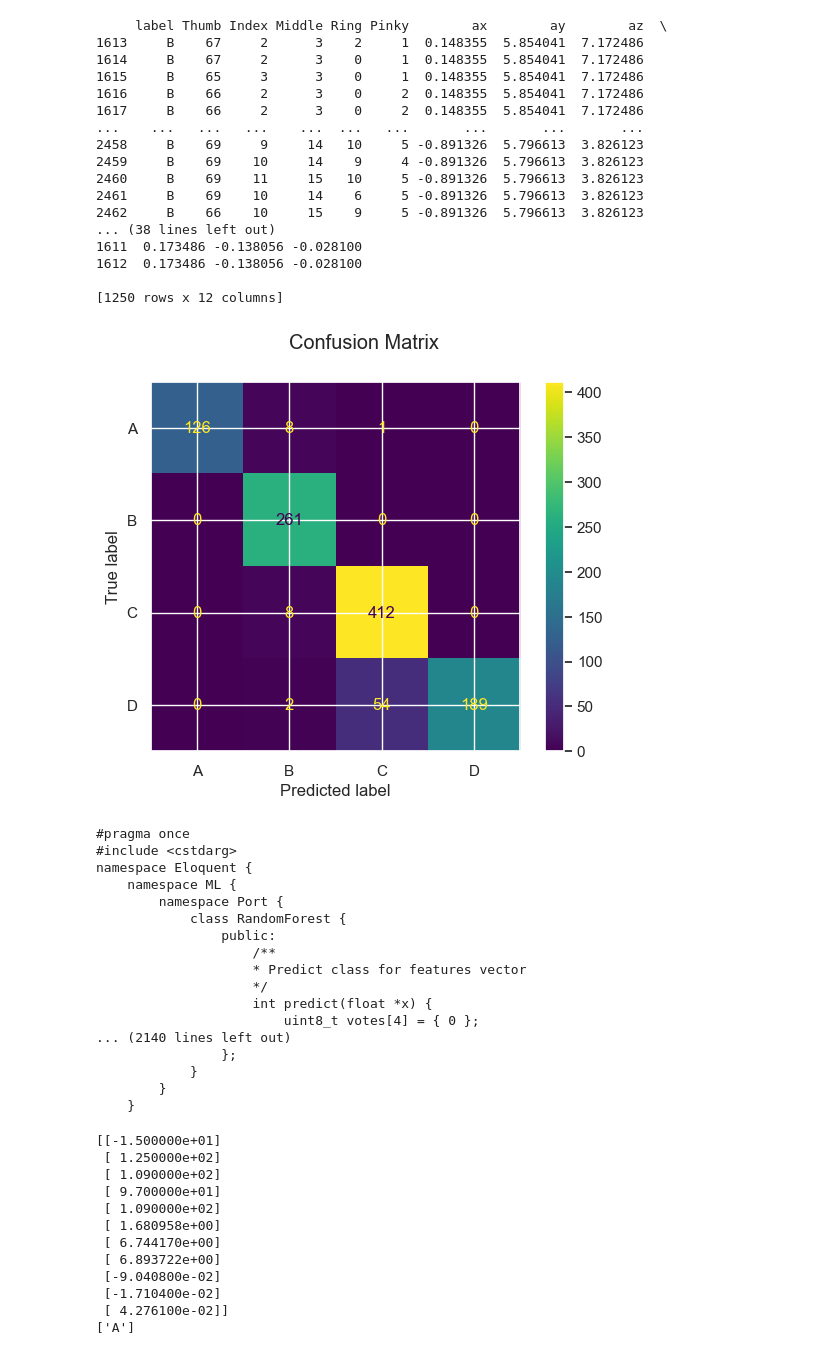
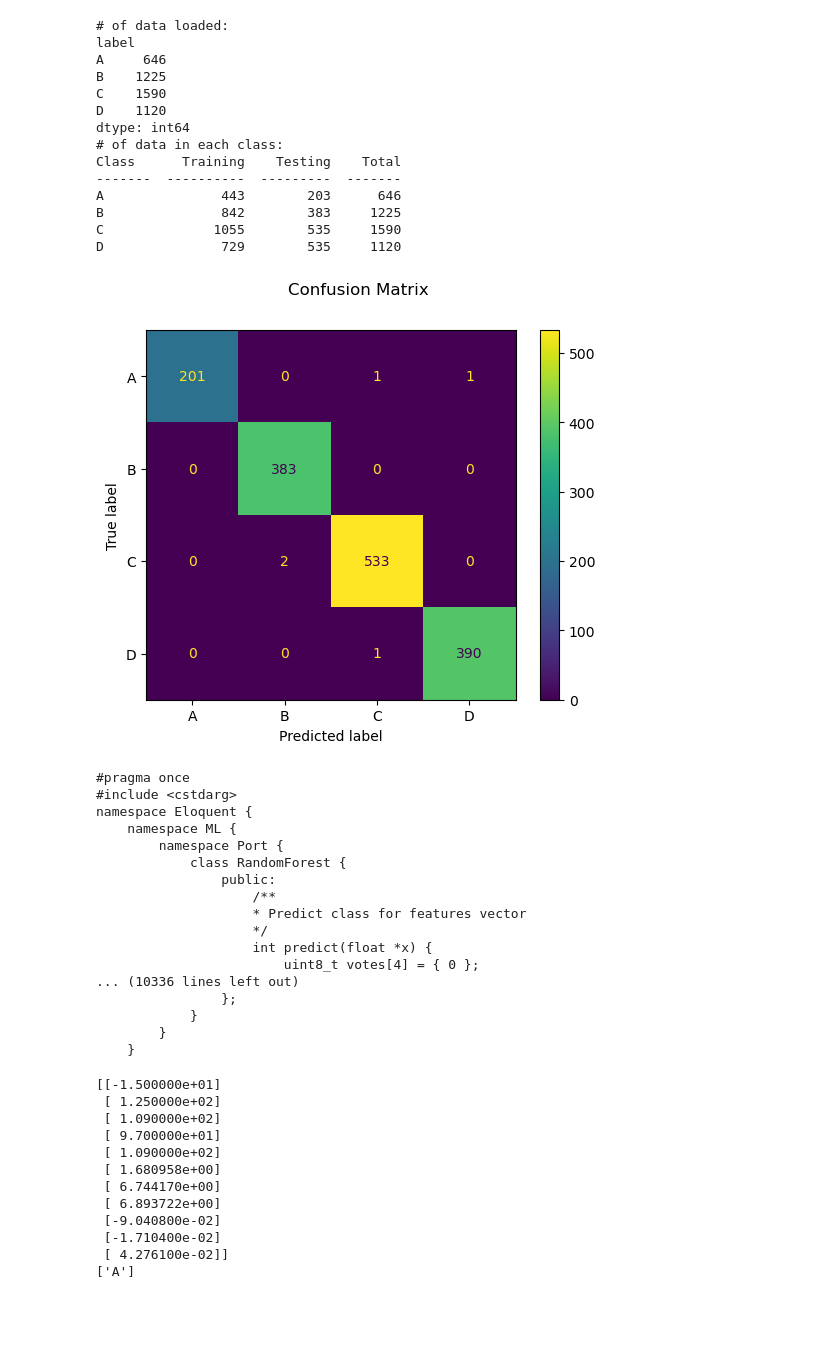
Before and after one commit to thaotran27/fyp, a Jupyter notebook: RandomForest.ipynb, the cells around one changed output. Saved outputs shown, nothing was run; the diff lists cells and outputs as text; code cells hidden in the pictures; blank space fills up the shorter version.

```diff
--- a/RandomForest.ipynb
+++ b/RandomForest.ipynb
@@ -26,9 +7,12 @@ from os.path import basename
 def load_features(folder):
     dataset = pd.DataFrame(columns = ["label", "Thumb","Index","Middle","Ring","Pinky","ax","ay","az","gx","gy","gz"])
     for class_idx, filename in enumerate(glob('%s/*.csv' % folder)):
-        class_name = basename(filename)[:-4]
-        classmap[class_idx] = class_name
         current_dataset = pd.read_csv(filename)
         #print(current_dataset)
         dataset = pd.concat([dataset, current_dataset], ignore_index=True, axis=0)
-    return dataset, classmap
+    print("# of data loaded: ")
+    print(dataset.groupby('label').size())
+    return dataset
+# %%
+dataset = load_features("static_data")
+print(dataset)
@@ -36,8 +38,8 @@ def load_features(folder):
 from sklearn.model_selection import train_test_split
 from sklearn.ensemble import RandomForestClassifier
 
-def get_model(X_train, Y_train):
-    clf = RandomForestClassifier(max_depth=2, random_state=0)
+def get_model(X_train, y_train):
+    clf = RandomForestClassifier(n_estimators=100, max_depth=5)
     clf.fit(X_train, y_train)
     return clf
 # %%
@@ -63,45 +65,48 @@ Requirement already satisfied: MarkupSafe>=2.0 in /Users/haihongyu/anaconda3/lib
 [notice] To update, run: python -m pip install --upgrade pip
 # %%
 from micromlgen import port
+from tabulate import tabulate
 
 if __name__ == '__main__':
     folder_name = "/Users/haihongyu/Desktop/fyp/static_data"
-    dataset, classmap = load_features(folder_name)
-
-    print(dataset[dataset["label"]=="B"])
-    print(dataset[dataset["label"]=="C"])
+    classmap = {0: 'A', 1: 'B', 2: 'C', 3: 'D'}
+    dataset = load_features(folder_name)
 
     X = dataset[["Thumb","Index","Middle","Ring","Pinky","ax","ay","az","gx","gy","gz"]].to_numpy()
     y = dataset["label"].to_numpy()
     X_train, X_test, y_train, y_test = train_test_split(X, y, test_size=0.33, random_state=10)
 
+    print("# of data in each class:")
+    print(tabulate([['A', np.sum(y_train == 'A'), np.sum(y_test == 'A'), np.sum(y_train == 'A')+np.sum(y_test == 'A')],
+                    ['B', np.sum(y_train == 'B'), np.sum(y_test == 'B'), np.sum(y_train == 'B')+np.sum(y_test == 'B')],
+                    ['C', np.sum(y_train == 'C'), np.sum(y_test == 'C'), np.sum(y_train == 'C')+np.sum(y_test == 'C')],
+                    ['D', np.sum(y_train == 'D'), np.sum(y_test == 'C'), np.sum(y_train == 'D')+np.sum(y_test == 'D')]], headers=['Class', 'Training', 'Testing', 'Total']))
+
+
     classifier = get_model(X_train, y_train)
+    generate_heatmap(X_test, y_test, classifier)
 
-    generate_heatmap(X_test, y_test, classifier)
     c_code = port(classifier, classmap=classmap)
     print(c_code)
-    f = open("RandomForest.h", "w")
+    f = open("Hardware/real_time_sensor_plot/RandomForest.h", "w")
     f.write(c_code)
     f.close()
 # %% [output]
-     label Thumb Index Middle Ring Pinky        ax        ay        az  \
-1613     B    67     2      3    2     1  0.148355  5.854041  7.172486
-1614     B    67     2      3    0     1  0.148355  5.854041  7.172486
-1615     B    65     3      3    0     1  0.148355  5.854041  7.172486
-1616     B    66     2      3    0     2  0.148355  5.854041  7.172486
-1617     B    66     2      3    0     2  0.148355  5.854041  7.172486
-...    ...   ...   ...    ...  ...   ...       ...       ...       ...
-2458     B    69     9     14   10     5 -0.891326  5.796613  3.826123
-2459     B    69    10     14    9     4 -0.891326  5.796613  3.826123
-2460     B    69    11     15   10     5 -0.891326  5.796613  3.826123
-2461     B    69    10     14    6     5 -0.891326  5.796613  3.826123
-2462     B    66    10     15    9     5 -0.891326  5.796613  3.826123
-... (38 lines left out)
-1611  0.173486 -0.138056 -0.028100
-1612  0.173486 -0.138056 -0.028100
-
-[1250 rows x 12 columns]
+# of data loaded:
+label
+A     646
+B    1225
+C    1590
+D    1120
+dtype: int64
+# of data in each class:
+Class      Training    Testing    Total
+-------  ----------  ---------  -------
+A               443        203      646
+B               842        383     1225
+C              1055        535     1590
+D               729        535     1120
-[figure, old version]
+[figure, new version]
 #pragma once
 #include <cstdarg>
 namespace Eloquent {
@@ -114,7 +119,7 @@ namespace Eloquent {
                     */
                     int predict(float *x) {
                         uint8_t votes[4] = { 0 };
-... (2140 lines left out)
+... (10336 lines left out)
                 };
             }
         }
```
Also changed, not shown: parts of 3 cells of this notebook, 11 other files.
